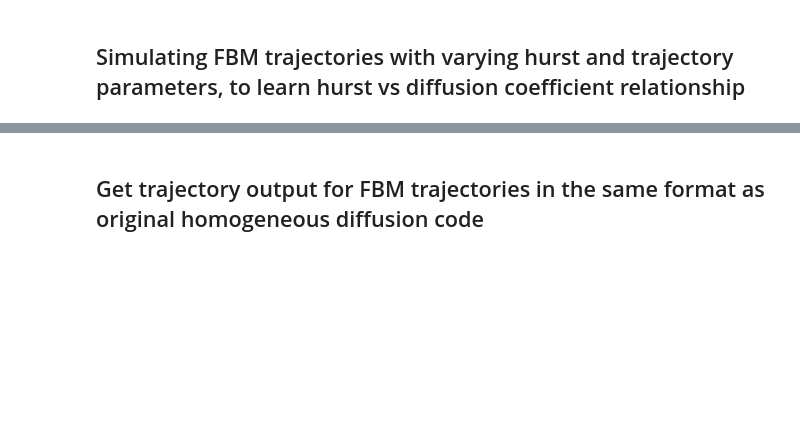
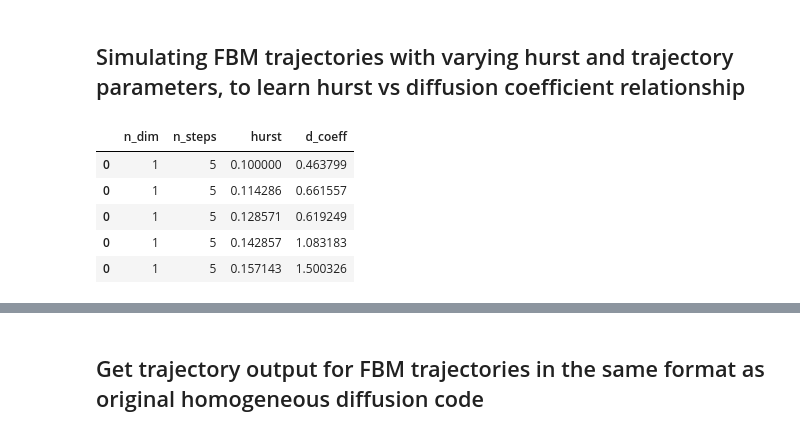
Before and after one commit to AllenCellModeling/diffusive_distinguishability, a Jupyter notebook: diffusive_distinguishability/ndim_fbm_analysis_tutorial.ipynb, the cells around one changed output, grey strips where cells are left out. Drawn from its saved outputs; the diff is of its cells as text; code cells hidden in the pictures; blank space fills up the shorter version.

```diff
--- a/diffusive_distinguishability/ndim_fbm_analysis_tutorial.ipynb
+++ b/diffusive_distinguishability/ndim_fbm_analysis_tutorial.ipynb
@@ -12,4 +15,10 @@ import compare_hurst_dcoeff as compare_hd
 # %%
-compare_hd.scan_parameters()
-results = pd.read_pickle('hurst_dcoeff_results')
+results = pd.read_pickle('hurst_dcoeff_results_n10')
 results.head()
+# %% [output]
+|  | n_dim | n_steps | hurst | d_coeff |
+| 0 | 1 | 5 | 0.100000 | 0.463799 |
+| 0 | 1 | 5 | 0.114286 | 0.661557 |
+| 0 | 1 | 5 | 0.128571 | 0.619249 |
+| 0 | 1 | 5 | 0.142857 | 1.083183 |
+| 0 | 1 | 5 | 0.157143 | 1.500326 |
```
Also changed, not shown: parts of 3 cells of this notebook, 7 other files.
